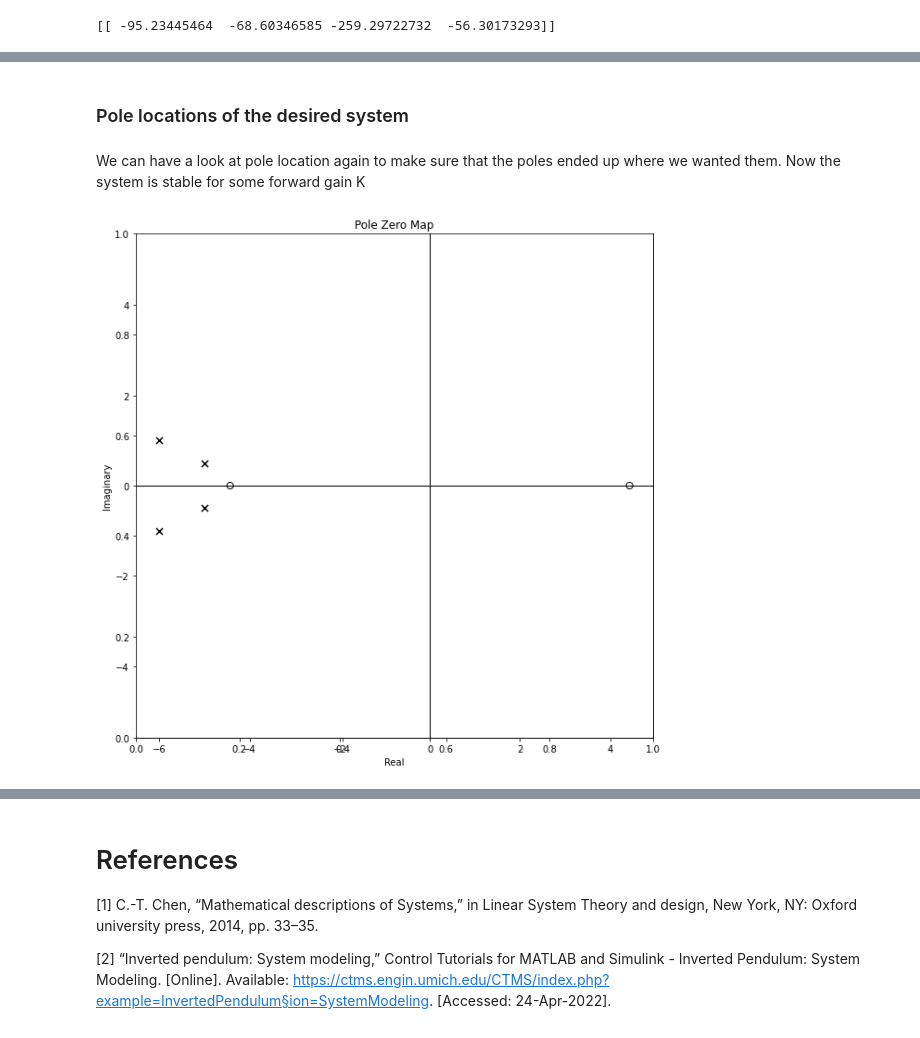
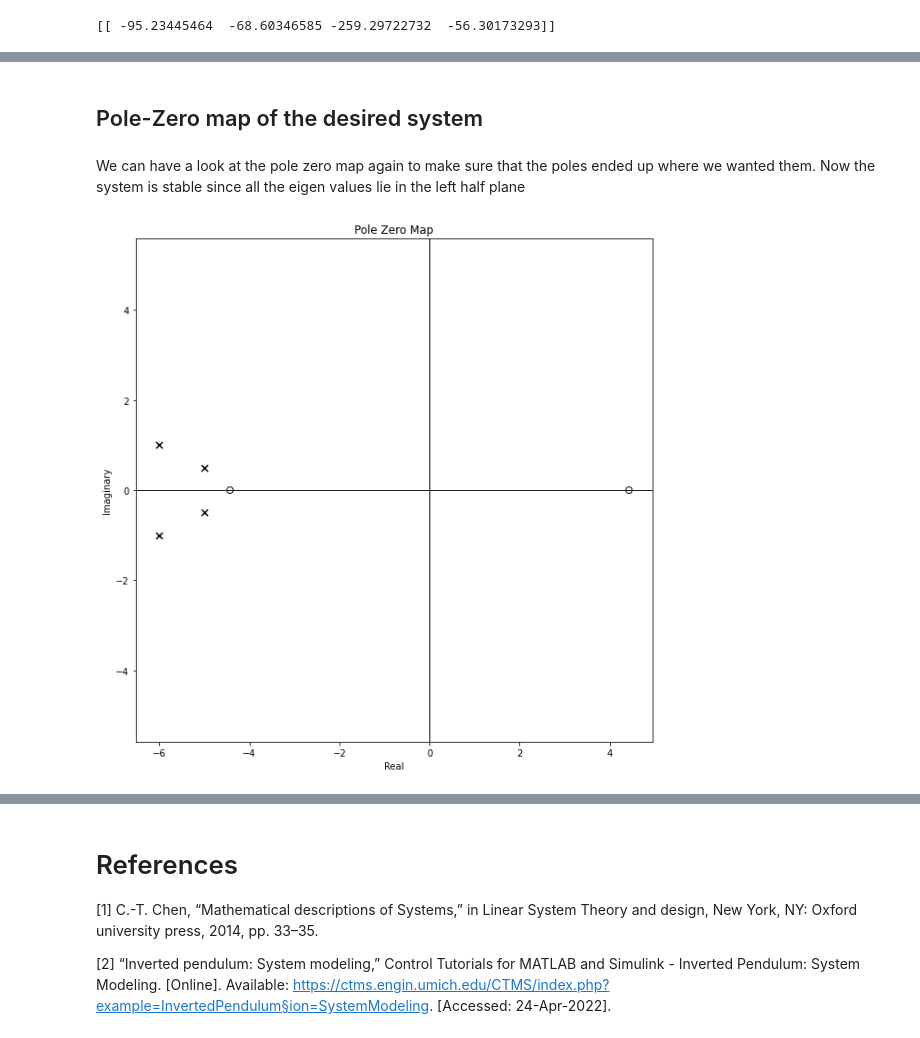
Before and after one commit to warlock31415/Linear-Controls-Project, a Jupyter notebook: jupyter/Project.ipynb, the cells around one changed output, grey strips where cells are left out. Drawn from its saved outputs; the diff is of its cells as text; code cells hidden in the pictures.

```diff
--- a/jupyter/Project.ipynb
+++ b/jupyter/Project.ipynb
@@ -513,13 +609,13 @@ plt.show()
 # %% [markdown]
-### Pole locations of the desired system
+## Pole-Zero map of the desired system
 # %% [markdown]
-We can have a look at pole location again to make sure that the poles ended up where we wanted them. Now the system is stable for some forward gain K
+We can have a look at the pole zero map again to make sure that the poles ended up where we wanted them. Now the system is stable since all the eigen values lie in the left half plane
 # %%
 fig = plt.figure()
-ax  = plt.axes()
+axz  = plt.axes()
 r,k = pzmap(sysfb_y,xlim=[-10,5],ylim=[-10,10],ax=ax)
 # %% [output]
-[figure, old version]
+[figure, new version]
 # %% [markdown]
 # Conclusions
 The inverted pendulum has been studied extensively in the field of controls. The system is always controllable as long as the values for the parameters are chosen sensibly. For example the mass of the pendulum can't be greater than the mass of the cart itself or physical constants can't be assumed to have values other than are agreed to be accurate by the scientific community.
```
Also changed, not shown: parts of 54 cells of this notebook, 14 other files.
